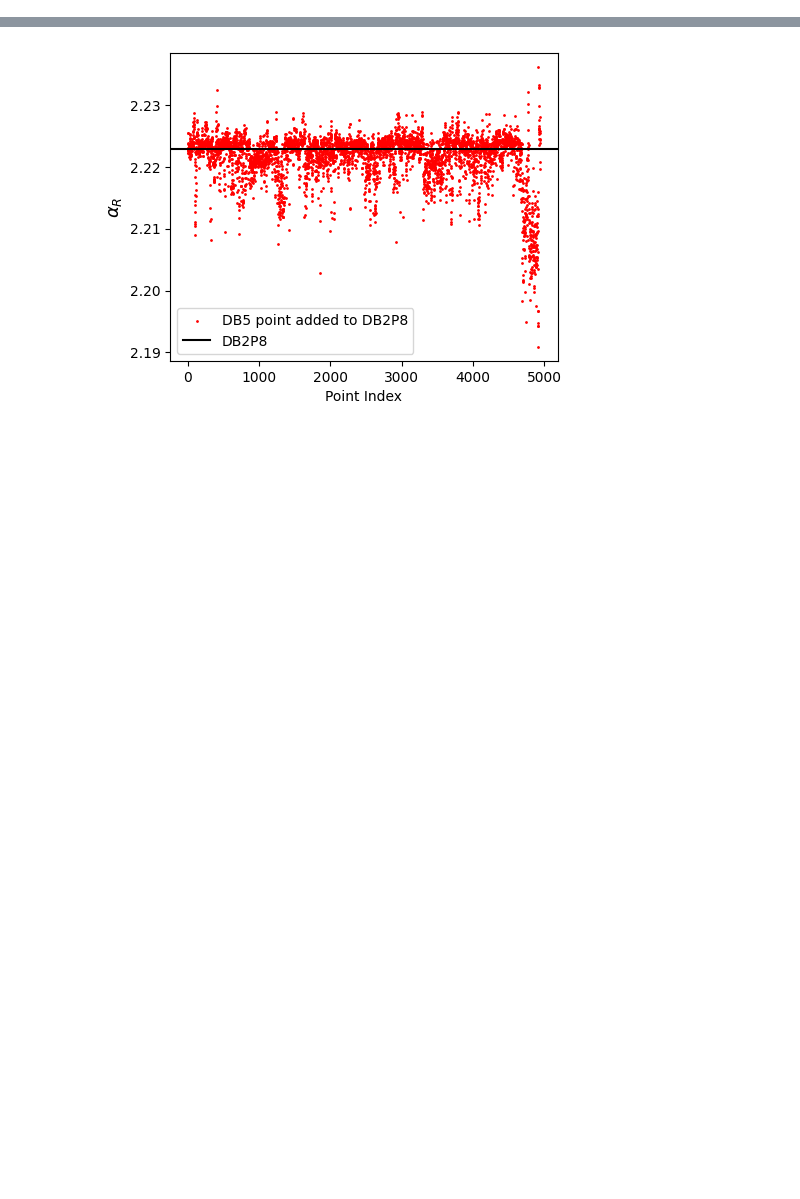
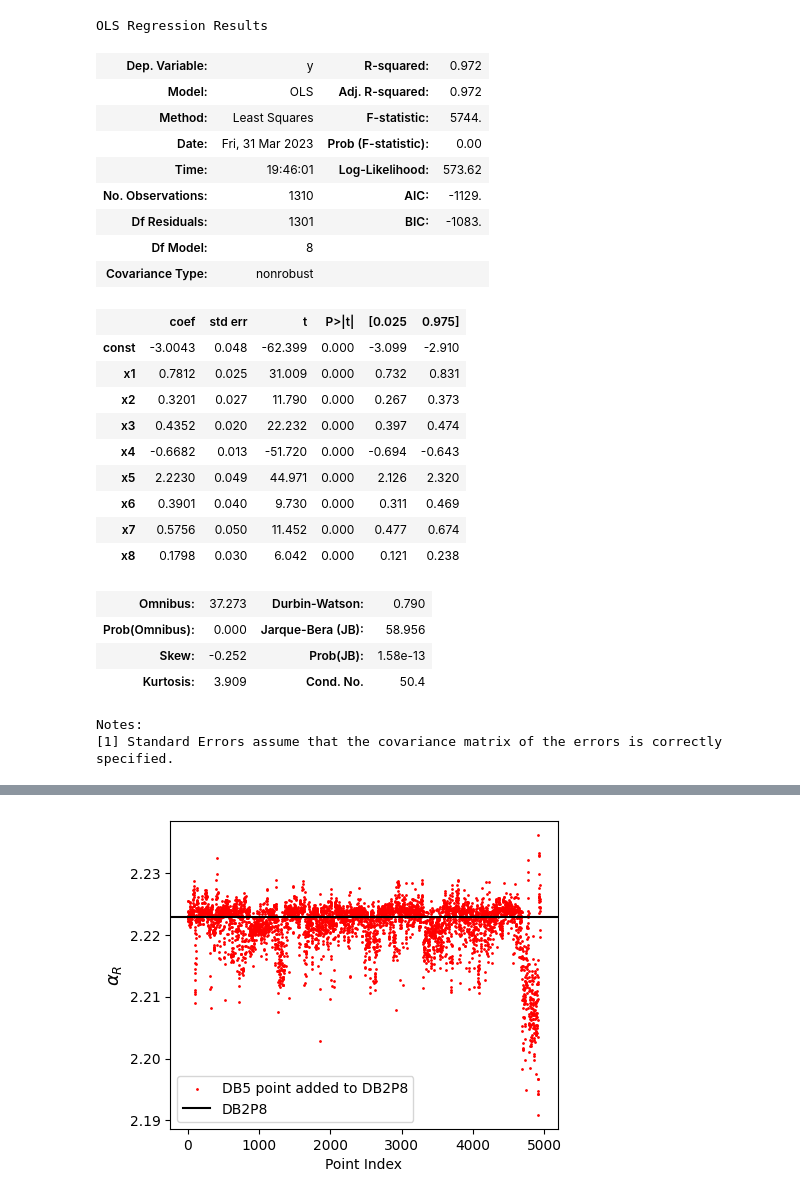
Before and after one commit to Chinnasf/FUSION-EP-Master-Thesis, a Jupyter notebook: Optimization/group_analyses_on_reduced_DS_random_sampling.ipynb, the cells around one changed output, grey strips where cells are left out. Drawn from its saved outputs; the diff is of its cells as text; code cells hidden in the pictures; blank space fills up the shorter version.

```diff
--- a/Optimization/group_analyses_on_reduced_DS_random_sampling.ipynb
+++ b/Optimization/group_analyses_on_reduced_DS_random_sampling.ipynb
@@ -60,3 +58,32 @@ def get_regression_np(_R):
 # Getting regression of DB2P8 only.
 regression_DB2 = get_regression_np(R[R.id.isin([0])])[1]
 #regression_DB2.summary()
+# %%
+regression_DB2.summary()
+# %% [output]
+OLS Regression Results
+| Dep. Variable: | y | R-squared: | 0.972 |
+| Model: | OLS | Adj. R-squared: | 0.972 |
+| Method: | Least Squares | F-statistic: | 5744. |
+| Date: | Fri, 31 Mar 2023 | Prob (F-statistic): | 0.00 |
+| Time: | 19:46:01 | Log-Likelihood: | 573.62 |
+| No. Observations: | 1310 | AIC: | -1129. |
+| Df Residuals: | 1301 | BIC: | -1083. |
+| Df Model: | 8 |  |  |
+| Covariance Type: | nonrobust |  |  |
+|  | coef | std err | t | P>|t| | [0.025 | 0.975] |
+| const | -3.0043 | 0.048 | -62.399 | 0.000 | -3.099 | -2.910 |
+| x1 | 0.7812 | 0.025 | 31.009 | 0.000 | 0.732 | 0.831 |
+| x2 | 0.3201 | 0.027 | 11.790 | 0.000 | 0.267 | 0.373 |
+| x3 | 0.4352 | 0.020 | 22.232 | 0.000 | 0.397 | 0.474 |
+| x4 | -0.6682 | 0.013 | -51.720 | 0.000 | -0.694 | -0.643 |
+| x5 | 2.2230 | 0.049 | 44.971 | 0.000 | 2.126 | 2.320 |
+| x6 | 0.3901 | 0.040 | 9.730 | 0.000 | 0.311 | 0.469 |
+| x7 | 0.5756 | 0.050 | 11.452 | 0.000 | 0.477 | 0.674 |
+| x8 | 0.1798 | 0.030 | 6.042 | 0.000 | 0.121 | 0.238 |
+| Omnibus: | 37.273 | Durbin-Watson: | 0.790 |
+| Prob(Omnibus): | 0.000 | Jarque-Bera (JB): | 58.956 |
+| Skew: | -0.252 | Prob(JB): | 1.58e-13 |
+| Kurtosis: | 3.909 | Cond. No. | 50.4 |
+Notes:
+[1] Standard Errors assume that the covariance matrix of the errors is correctly specified.
```
Also changed, not shown: parts of 3 cells of this notebook, 2 other files.
